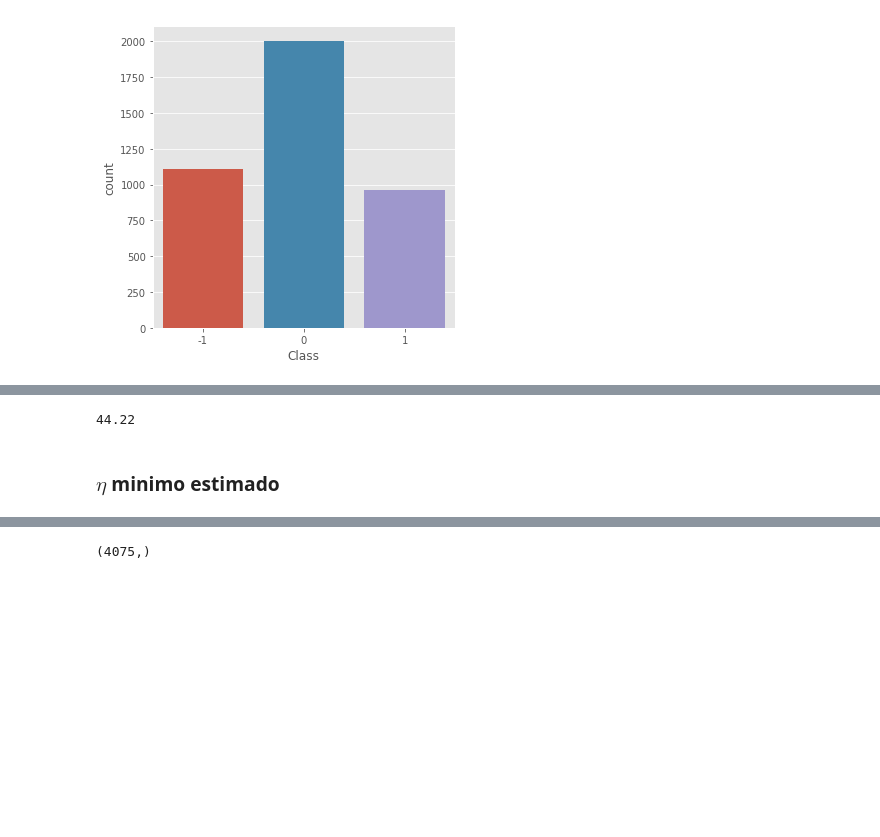
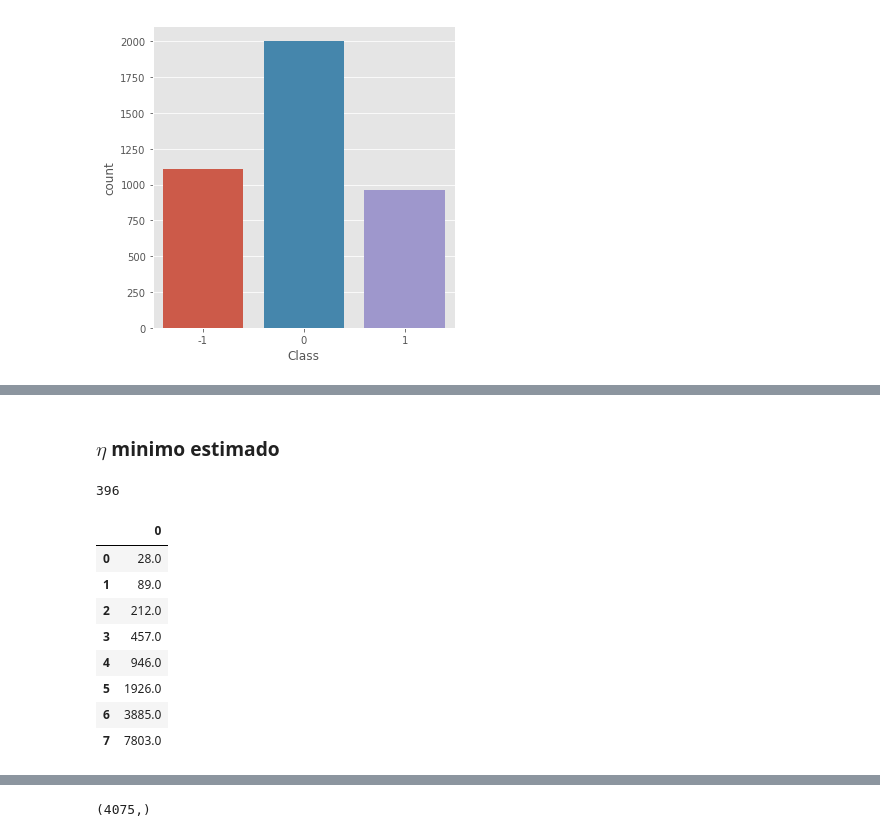
Before and after one commit to mcuscagua/Aprendizaje_Automatico, a Jupyter notebook: Trabajo_1/Liz/Decision Tree.ipynb, the cells around one changed output, grey strips where cells are left out. Drawn from its saved outputs; the diff is of its cells as text; code cells hidden in the pictures; blank space fills up the shorter version.

```diff
--- a/Trabajo_1/Liz/Decision Tree.ipynb
+++ b/Trabajo_1/Liz/Decision Tree.ipynb
@@ -81,7 +53,2 @@ with open(r"tree1.dot", 'w') as f:
-# %%
-acc_decision_tree = round(decision_tree.score(x_train, y_train) * 100, 2)
-print(acc_decision_tree)
-# %% [output]
-44.22
 # %% [markdown]
 ### $\eta$ minimo estimado
@@ -88,3 +66,25 @@ print(acc_decision_tree)
+# %%
+h_aprox = len(set_parameters)
+h_aprox
+# %% [output]
+396
 # %%
-def m_opt_tree(k,delta,Epsilon,features):
-    return int((np.log(2)/(2*Epsilon**2))*(((2**k)-1)*(1+np.log2(features))+1+np.log(1/delta)))
+muestra=np.zeros(8)
+num=list(range(8))
+def m_opt_tree(k,delta,Epsilon,max_attributes):
+            return int((np.log(2)/(2*Epsilon**2))*(((2**k)-1)*(1+np.log2(max_attributes-1))+1+np.log(1/delta)))
+for k in range(0,8): #profundidad del arbol
+    muestra[k]=(m_opt_tree(k,delta,Epsilon,max_attributes))
+muestra #muestra minima para entrenar un arbol de las diferentes profundidades
+min_n=pd.DataFrame(muestra,num)
+min_n
+# %% [output]
+|  | 0 |
+| 0 | 28.0 |
+| 1 | 89.0 |
+| 2 | 212.0 |
+| 3 | 457.0 |
+| 4 | 946.0 |
+| 5 | 1926.0 |
+| 6 | 3885.0 |
+| 7 | 7803.0 |
```
Also changed, not shown: parts of 24 cells of this notebook.
